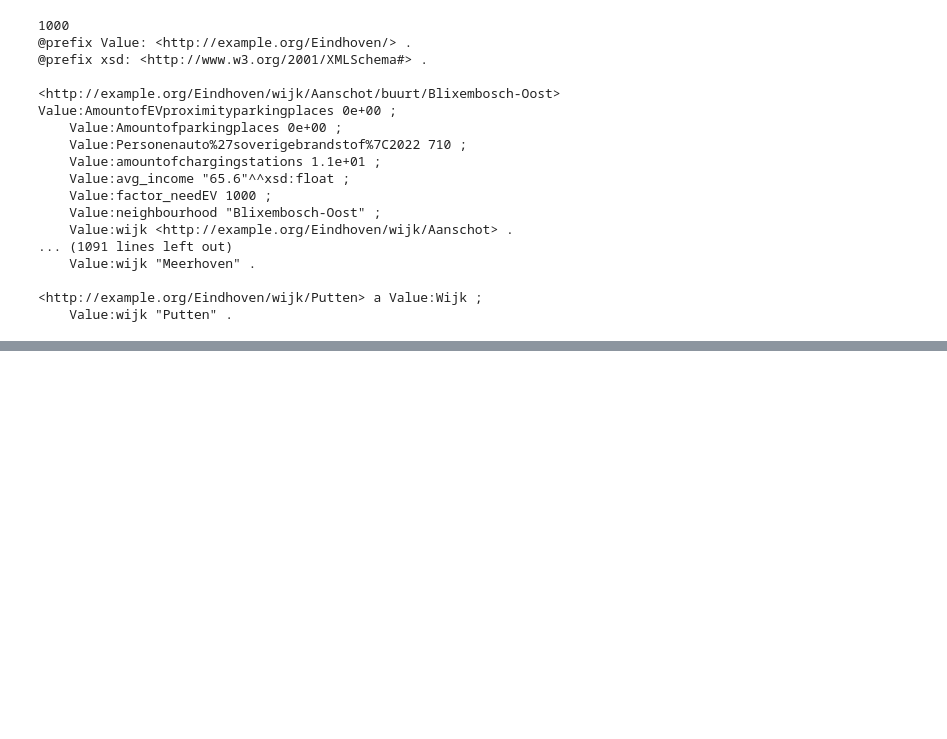
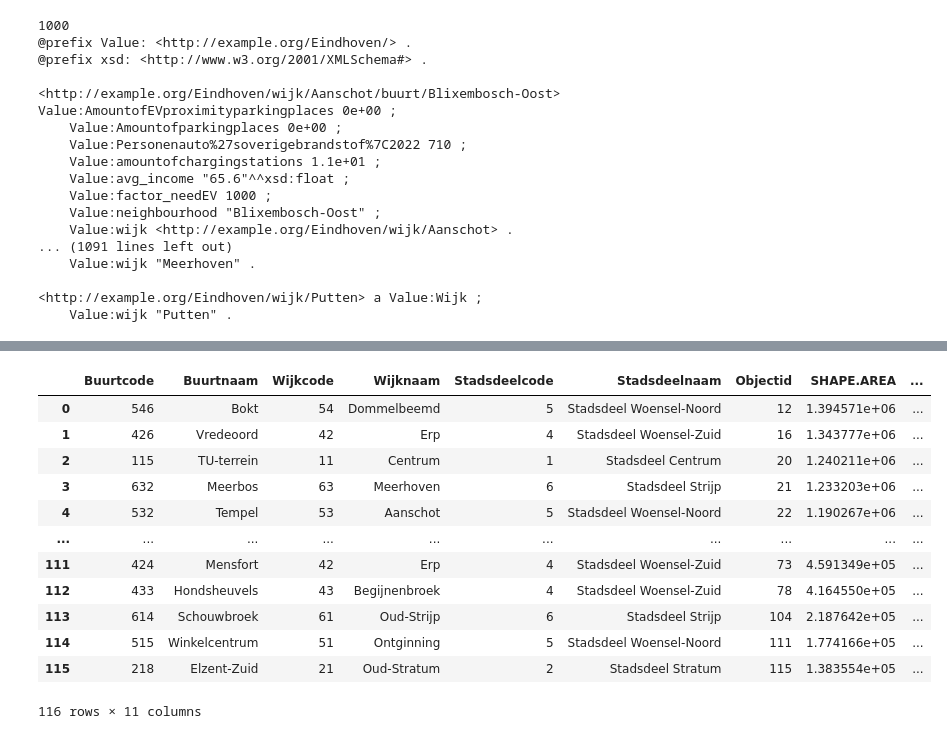
Before and after one commit to KaloyanDragiev/Knowledge-Engineering, a Jupyter notebook: notebook.ipynb, the cells around one changed output, grey strips where cells are left out. Saved outputs shown, nothing was run; the diff lists cells and outputs as text; code cells hidden in the pictures; blank space fills up the shorter version.

```diff
--- a/notebook.ipynb
+++ b/notebook.ipynb
@@ -65,25 +65,3 @@ neighbourhoods
 | 114 | 515 | Winkelcentrum | 51 | Wijk Ontginning | 5 | Stadsdeel Woensel-Noord | 111 | 1.774166e+05 | ... |
 | 115 | 218 | Elzent-Zuid | 21 | Wijk Oud-Stratum | 2 | Stadsdeel Stratum | 115 | 1.383554e+05 | ... |
 116 rows × 11 columns
-# %%
-
-
-charging_poles = pd.read_csv("oplaadpalen.csv", sep=";")
-neighbourhoods = pd.read_csv("buurten.csv", sep=";")
-
-# Extract latitude and longitude separately
-latitudes = neighbourhoods['geo_shape'].apply(lambda loc: json.loads(loc)['coordinates'][1])
-longitudes = neighbourhoods['geo_shape'].apply(lambda loc: json.loads(loc)['coordinates'][0])
-
-# Calculate the mean latitude and longitude
-map_center = [np.mean(latitudes), np.mean(longitudes)]
-
-# Create a Folium map centered around the calculated location
-m = folium.Map(location=map_center, zoom_start=12)
-
-# # Add markers for each neighborhood
-for index, row in charging_poles.iterrows():
-    loc = json.loads(charging_poles['geo_shape'][index])['coordinates'][::-1]
-    folium.Marker(location=loc, popup=charging_poles['ADRES']).add_to(m)
-
-m
@@ -383,0 +417,18 @@ We set a EV parking place in buurt: http://example.org/Eindhoven/wijk/Centrum/bu
+# %%
+neighbourhoods['Wijknaam '] = neighbourhoods['Wijknaam '].str.replace('Wijk ', '')
+# %%
+neighbourhoods
+# %% [output]
+|  | Buurtcode | Buurtnaam | Wijkcode | Wijknaam | Stadsdeelcode | Stadsdeelnaam | Objectid | SHAPE.AREA | ... |
+| 0 | 546 | Bokt | 54 | Dommelbeemd | 5 | Stadsdeel Woensel-Noord | 12 | 1.394571e+06 | ... |
+| 1 | 426 | Vredeoord | 42 | Erp | 4 | Stadsdeel Woensel-Zuid | 16 | 1.343777e+06 | ... |
+| 2 | 115 | TU-terrein | 11 | Centrum | 1 | Stadsdeel Centrum | 20 | 1.240211e+06 | ... |
+| 3 | 632 | Meerbos | 63 | Meerhoven | 6 | Stadsdeel Strijp | 21 | 1.233203e+06 | ... |
+| 4 | 532 | Tempel | 53 | Aanschot | 5 | Stadsdeel Woensel-Noord | 22 | 1.190267e+06 | ... |
+| ... | ... | ... | ... | ... | ... | ... | ... | ... | ... |
+| 111 | 424 | Mensfort | 42 | Erp | 4 | Stadsdeel Woensel-Zuid | 73 | 4.591349e+05 | ... |
+| 112 | 433 | Hondsheuvels | 43 | Begijnenbroek | 4 | Stadsdeel Woensel-Zuid | 78 | 4.164550e+05 | ... |
+| 113 | 614 | Schouwbroek | 61 | Oud-Strijp | 6 | Stadsdeel Strijp | 104 | 2.187642e+05 | ... |
+| 114 | 515 | Winkelcentrum | 51 | Ontginning | 5 | Stadsdeel Woensel-Noord | 111 | 1.774166e+05 | ... |
+| 115 | 218 | Elzent-Zuid | 21 | Oud-Stratum | 2 | Stadsdeel Stratum | 115 | 1.383554e+05 | ... |
+116 rows × 11 columns
```
Also changed, not shown: parts of 7 cells of this notebook.
